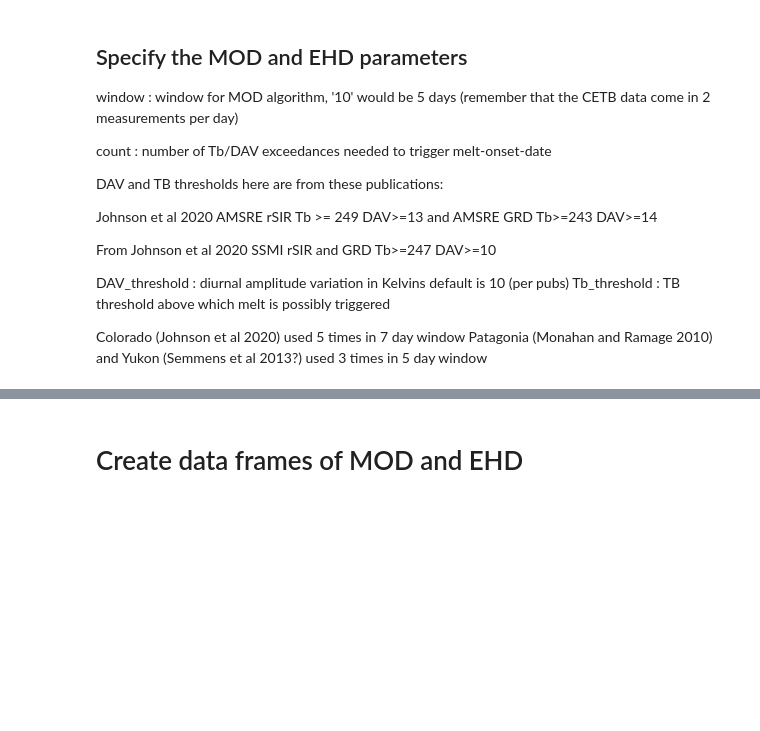
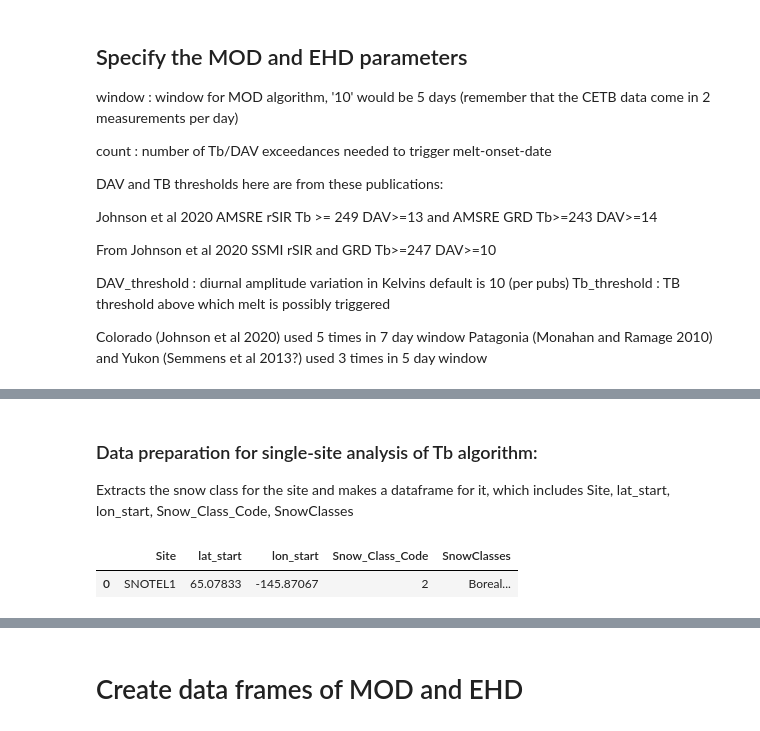
Before and after one commit to mjbrodzik/ipynb_melt_onset, a Jupyter notebook: Analyze_CETB_Cubes.ipynb, the cells around one changed output, grey strips where cells are left out. Drawn from its saved outputs; the diff is of its cells as text; code cells hidden in the pictures; blank space fills up the shorter version.

```diff
--- a/Analyze_CETB_Cubes.ipynb
+++ b/Analyze_CETB_Cubes.ipynb
@@ -260,0 +420,57 @@ ax.set_xlabel('Brightness Temp (K)')
+# %% [markdown]
+### Data preparation for single-site analysis of Tb algorithm:
+Extracts the snow class for the site and makes a dataframe for it, which includes Site, lat_start, lon_start, Snow_Class_Code, SnowClasses
+# %%
+### This block creates a dataframe, including necessary columns, Cont'd...
+### (including, Site, lat_start, lon_start,	Snow_Class_Code, SnowClasses) for the site of interest to be used in the Tb threshold algorithm.
+### You will need to put the SnowClass1km.tif in a directory in your local machine for snow classification.
+
+# Define the snow class categories based on Global Seasonal-Snow Classification, Version 1.
+categories = {
+    1: 'Tundra',
+    2: 'Boreal Forest',
+    3: 'Maritime',
+    4: 'Ephemeral',
+    5: 'Prairie',
+    6: 'Montane Forest',
+    7: 'Ice',
+    8: 'Ocean'
+}
+
+
+# Create a GeoDataFrame using the lat and long variables
+geometry = [Point(lon_start, lat_start)]
+gdf = gpd.GeoDataFrame(geometry=geometry, columns=['geometry'])
+gdf['Site'] = SiteLabel
+gdf['lat_start'] = lat_start
+gdf['lon_start'] = lon_start
+
+# Open a raster file (GeoTIFF) representing snow classes using rasterio and extract the snow class for the site.
+# Remember: You will need to put the SnowClass1km.tif in a directory in your local machine for snow classification.
+with rasterio.open('/home/mabb21/Research/SnowClass1km.tif') as src:
+    # Read the first band of the raster file
+    image = src.read(1)
+    # Extract the affine transform object to convert geographic coordinates to pixel coordinates
+    transform = src.transform
+
+    # Extract pixel values for each site from the raster
+    # The conversion from geographic coordinates to pixel coordinates is done using the transform
+    gdf['Snow_Class_Code'] = [
+        image[
+            np.round((lat - transform.f) / transform.e).astype(int),
+            np.round((lon - transform.c) / transform.a).astype(int)
+        ]
+        for lat, lon in zip(gdf['lat_start'], gdf['lon_start'])
+    ]
+
+# Map the extracted snow class codes to their category names (Defined at the top of this block)
+gdf['SnowClasses'] = gdf['Snow_Class_Code'].map(categories)
+
+# Convert the GeoDataFrame back into a regular pandas DataFrame
+Prepared_df = pd.DataFrame(gdf)
+# Drop the 'geometry' column from the DataFrame as it's not needed anymore
+Prepared_df.drop('geometry', axis=1, inplace=True)
+Prepared_df
+# %% [output]
+|  | Site | lat_start | lon_start | Snow_Class_Code | SnowClasses |
+| 0 | SNOTEL1 | 65.07833 | -145.87067 | 2 | Boreal... |
```
Also changed, not shown: parts of 49 cells of this notebook, 2 other files.
